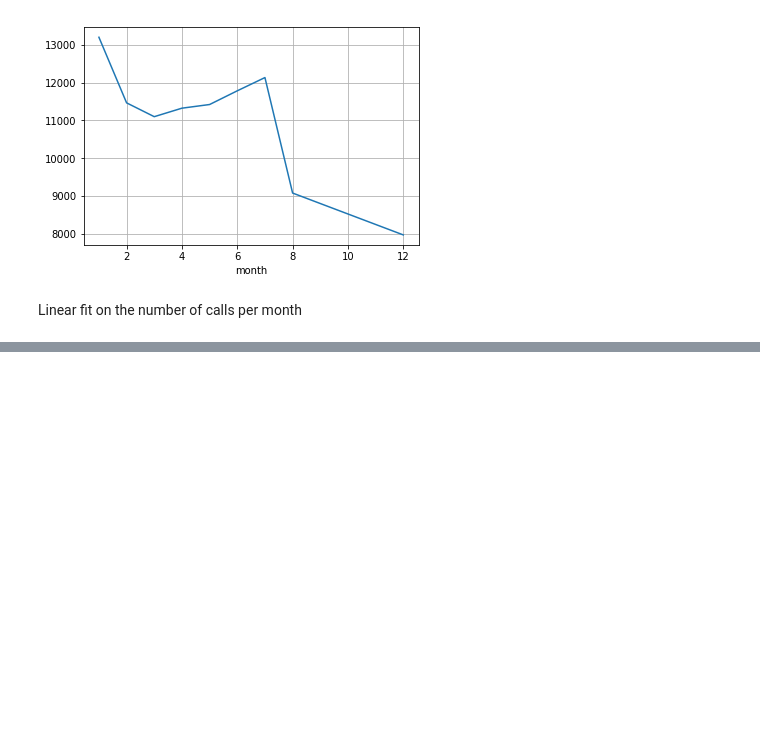
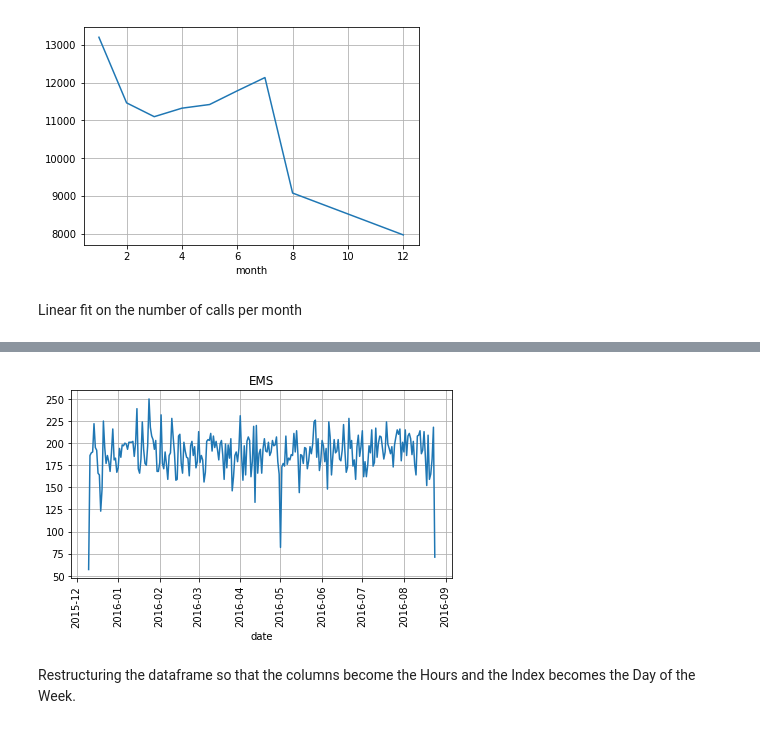
Before and after one commit to sensoumya/Data-Plotting-using-Flask, a Jupyter notebook: Data Capstone project/dataCapstone.ipynb, the cells around one changed output, grey strips where cells are left out. Cells and saved outputs as stored; diff of their text form; code cells hidden in the pictures; blank space fills up the shorter version.

```diff
--- a/Data Capstone project/dataCapstone.ipynb
+++ b/Data Capstone project/dataCapstone.ipynb
@@ -189,0 +199,10 @@ plt.grid()
+# %%
+df[df['reason']=='EMS'].groupby('date').count()['lat'].plot()
+plt.title('EMS')
+plt.xticks(rotation=90)
+plt.tight_layout()
+plt.grid()
+# %% [output]
+[figure, added]
+# %% [markdown]
+Restructuring the dataframe so that the columns become the Hours and the Index becomes the Day of the Week.
```
Also changed, not shown: parts of 17 cells of this notebook.
